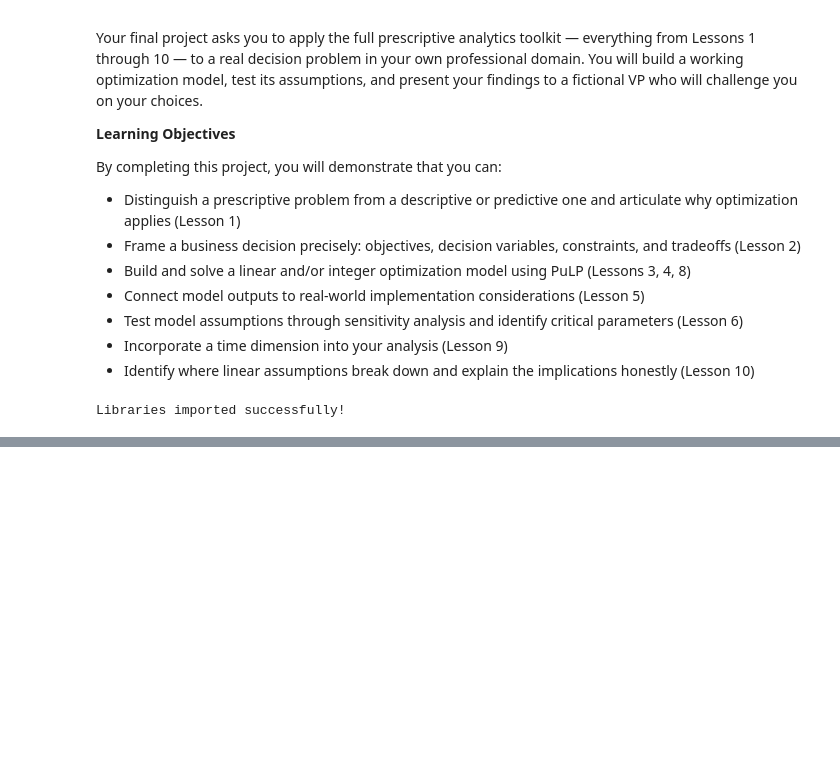
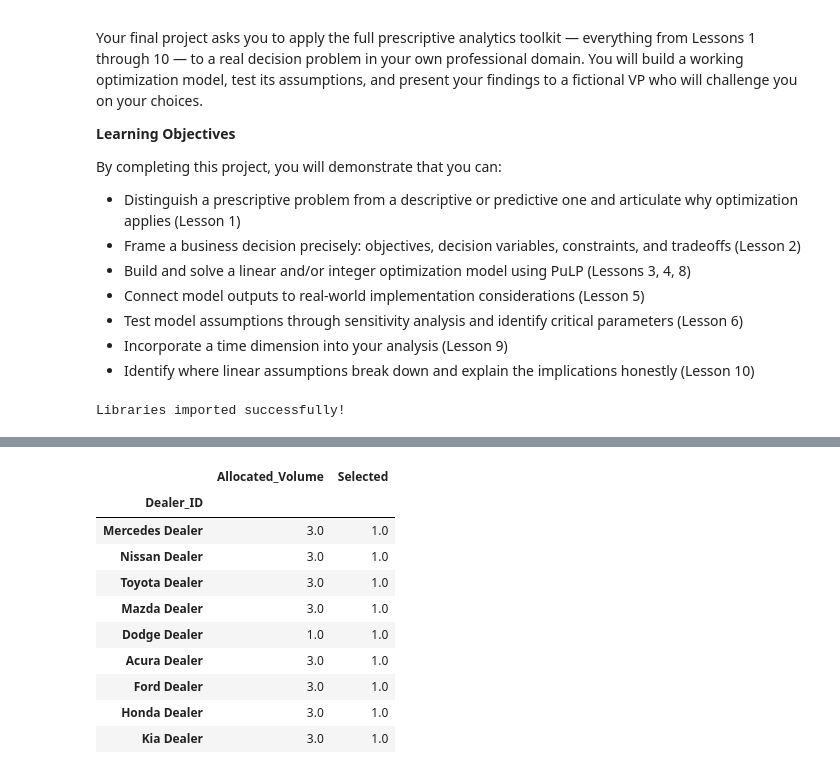
Before and after one commit to sheliabond/Prescriptive-Analytics---Spring-2026-Public-, a Jupyter notebook: Assignments/Final_Project/ Final_Assignment.ipynb, the cells around one changed output, grey strips where cells are left out. Cells and saved outputs as stored; diff of their text form; code cells hidden in the pictures; blank space fills up the shorter version.

```diff
--- a/Assignments/Final_Project/ Final_Assignment.ipynb
+++ b/Assignments/Final_Project/ Final_Assignment.ipynb
@@ -48,0 +240,69 @@ Then write a crisp decision statement: who is deciding, what they are deciding,
+# %%
+from pulp import LpMaximize, LpMinimize, LpProblem, LpVariable, lpSum, value, LpStatus, PULP_CBC_CMD
+
+# Create the problem instance, aiming to maximize
+model = LpProblem("Indirect_Auto_Lending_Allocation", LpMaximize)
+
+dealers = dealers_df.index.tolist()
+
+# Decision Variables
+# x[d] is the allocated volume to dealer d in millions USD
+x = LpVariable.dicts("Allocation", dealers, lowBound=0, cat='Continuous')
+# y[d] is 1 if dealer d is selected, 0 otherwise (binary variable)
+y = LpVariable.dicts("Dealer_Selected", dealers, cat='Binary')
+
+# Objective Function: Maximize total net yield
+model += lpSum(x[d] * dealers_df.loc[d, 'Potential_Yield_Rate'] for d in dealers), "Total Net Yield"
+
+# Constraints
+# 1. Total allocated volume must not exceed $25M
+model += lpSum(x[d] for d in dealers) <= 25, "Max Total Allocation"
+
+# 2. Total allocation must be at least $18M (loan growth target)
+model += lpSum(x[d] for d in dealers) >= 18, "Min Total Allocation_Growth Target"
+
+# 3. Portfolio risk must stay within the approved loss limit (risk score < 2.8)
+# Linearized form: sum(x[d] * risk_score[d]) < 2.8 * sum(x[d])
+# We use 2.799 instead of 2.8 to ensure strict inequality and avoid numerical issues at the boundary
+model += lpSum(x[d] * dealers_df.loc[d, 'Risk_Score'] for d in dealers) <= 2.799 * lpSum(x[d] for d in dealers), "Portfolio Risk Limit"
+
+# 4. No single dealer can receive more than $3M per quarter
+# Also links x[d] to y[d]: if y[d] is 0, x[d] must be 0
+for d in dealers:
+    model += x[d] <= 3 * y[d], f"Max Allocation for Dealer {d}"
+    # An implicit constraint from the above: if y[d]=0, x[d] must be 0. If y[d]=1, x[d] <= 3.
+
+# Solve the model
+model.solve(PULP_CBC_CMD(msg=0)) # msg=0 to suppress solver output
+
+print(f"Model Status: {LpStatus[model.status]}")
+
+if model.status == 1: # Optimal
+    print(f"Total Net Yield (Millions USD): {value(model.objective):.4f}")
+    print("\nAllocation per Dealer (Millions USD):")
+    results = []
+    for d in dealers:
+        if x[d].varValue > 0.001: # Only show dealers with significant allocation
+            results.append({
+                'Dealer_ID': d,
+                'Allocated_Volume': x[d].varValue,
+                'Selected': y[d].varValue
+            })
+    results_df = pd.DataFrame(results).set_index('Dealer_ID')
+    display(results_df)
+
+    # Calculate actual average risk score of allocated portfolio
+    total_allocated_volume = lpSum(x[d].varValue for d in dealers).value()
+    total_weighted_risk = lpSum(x[d].varValue * dealers_df.loc[d, 'Risk_Score'] for d in dealers).value()
+    if total_allocated_volume > 0:
+        actual_avg_risk = total_weighted_risk / total_allocated_volume
+        print(f"\nTotal Allocated Volume (Millions USD): {total_allocated_volume:.2f}")
+        print(f"Actual Average Portfolio Risk Score: {actual_avg_risk:.2f}")
+    else:
+        print("\nNo volume was allocated.")
+elif model.status == -1: # Infeasible
+    print("The model is infeasible. This means there is no solution that satisfies all constraints.")
+    print("You may need to review and relax some constraints.")
+else:
+    print("The model could not be solved to optimality.")
+# %% [output]
@@ -48,0 +313,11 @@ Then write a crisp decision statement: who is deciding, what they are deciding,
+|  | Allocated_Volume | Selected |
+| Dealer_ID |  |  |
+| Mercedes Dealer | 3.0 | 1.0 |
+| Nissan Dealer | 3.0 | 1.0 |
+| Toyota Dealer | 3.0 | 1.0 |
+| Mazda Dealer | 3.0 | 1.0 |
+| Dodge Dealer | 1.0 | 1.0 |
+| Acura Dealer | 3.0 | 1.0 |
+| Ford Dealer | 3.0 | 1.0 |
+| Honda Dealer | 3.0 | 1.0 |
+| Kia Dealer | 3.0 | 1.0 |
```
Also changed, not shown: parts of 13 cells of this notebook.
